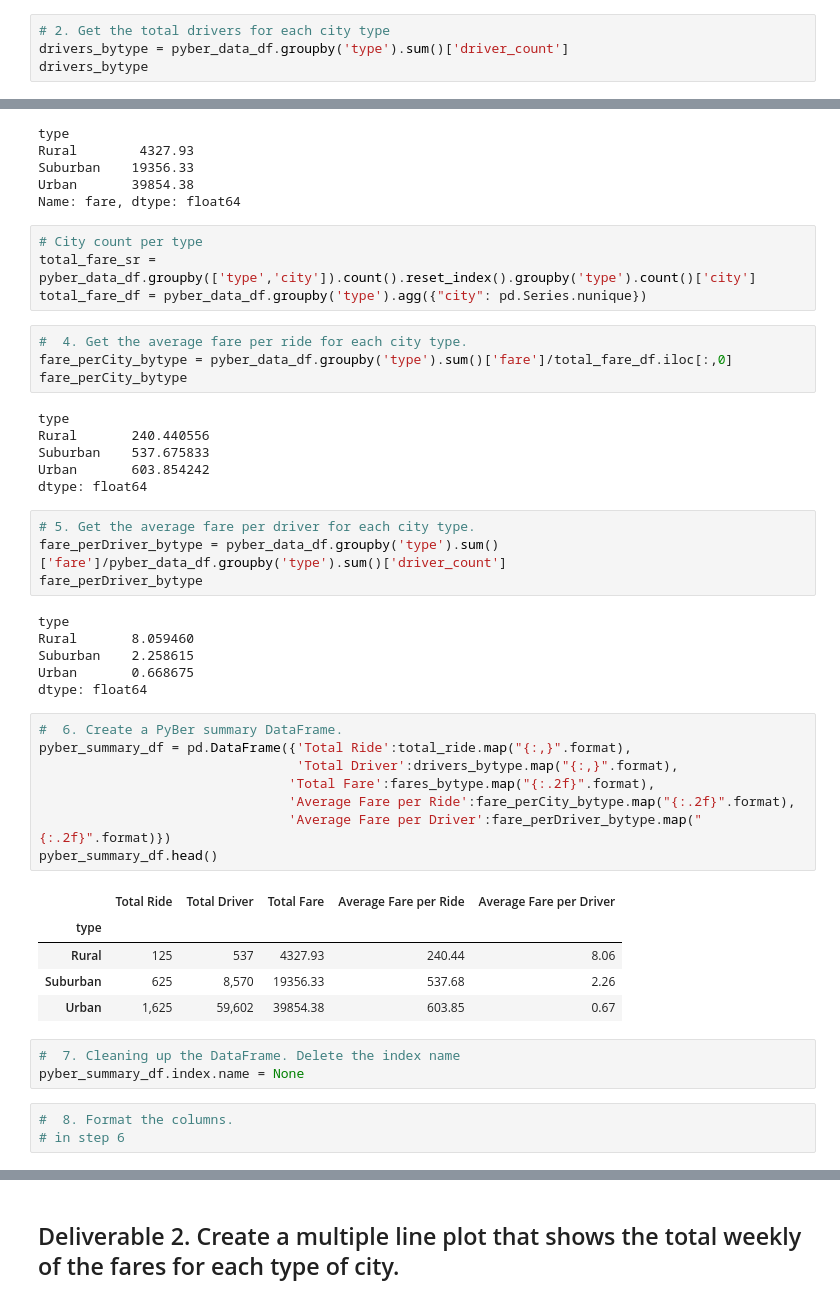
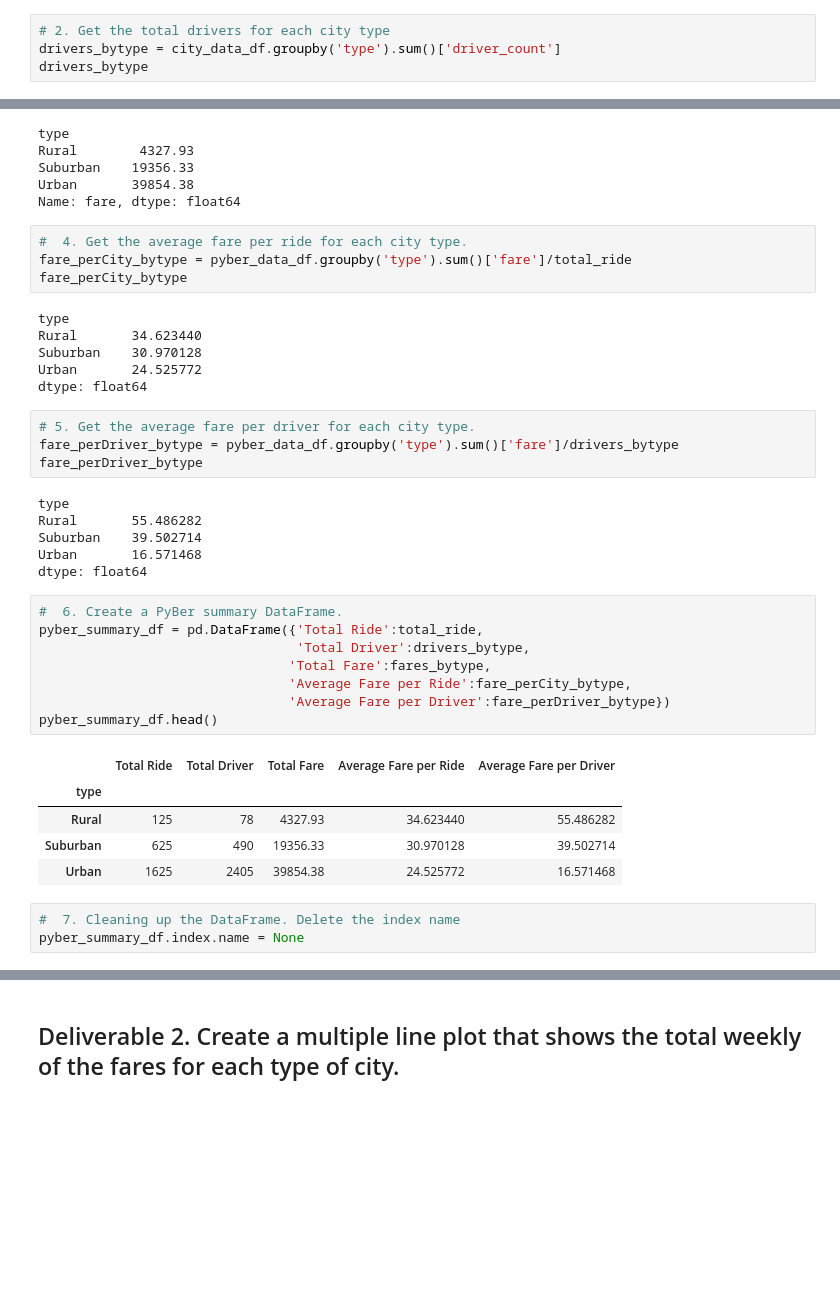
Before and after one commit to hjx2019/PyBer_Analysis, a Jupyter notebook: PyBer_Challenge_starter_code.ipynb, the cells around one changed output, grey strips where cells are left out. Cells and saved outputs as stored; diff of their text form; blank space fills up the shorter version.

```diff
--- a/PyBer_Challenge_starter_code.ipynb
+++ b/PyBer_Challenge_starter_code.ipynb
@@ -45,7 +45,7 @@ Urban       1625
 Name: ride_id, dtype: int64
 # %%
 # 2. Get the total drivers for each city type
-drivers_bytype = pyber_data_df.groupby('type').sum()['driver_count']
+drivers_bytype = city_data_df.groupby('type').sum()['driver_count']
 drivers_bytype
 # %% [output]
 type
@@ -63,47 +63,40 @@ Rural        4327.93
 Suburban    19356.33
 Urban       39854.38
 Name: fare, dtype: float64
-# %%
-# City count per type
-total_fare_sr = pyber_data_df.groupby(['type','city']).count().reset_index().groupby('type').count()['city']
-total_fare_df = pyber_data_df.groupby('type').agg({"city": pd.Series.nunique})
 # %%
 #  4. Get the average fare per ride for each city type.
-fare_perCity_bytype = pyber_data_df.groupby('type').sum()['fare']/total_fare_df.iloc[:,0]
+fare_perCity_bytype = pyber_data_df.groupby('type').sum()['fare']/total_ride
 fare_perCity_bytype
 # %% [output]
 type
-Rural       240.440556
-Suburban    537.675833
-Urban       603.854242
+Rural       34.623440
+Suburban    30.970128
+Urban       24.525772
 dtype: float64
 # %%
 # 5. Get the average fare per driver for each city type.
-fare_perDriver_bytype = pyber_data_df.groupby('type').sum()['fare']/pyber_data_df.groupby('type').sum()['driver_count']
+fare_perDriver_bytype = pyber_data_df.groupby('type').sum()['fare']/drivers_bytype
 fare_perDriver_bytype
 # %% [output]
 type
-Rural       8.059460
-Suburban    2.258615
-Urban       0.668675
+Rural       55.486282
+Suburban    39.502714
+Urban       16.571468
 dtype: float64
 # %%
 #  6. Create a PyBer summary DataFrame.
-pyber_summary_df = pd.DataFrame({'Total Ride':total_ride.map("{:,}".format),
-                                 'Total Driver':drivers_bytype.map("{:,}".format),
-                                'Total Fare':fares_bytype.map("{:.2f}".format),
-                                'Average Fare per Ride':fare_perCity_bytype.map("{:.2f}".format),
-                                'Average Fare per Driver':fare_perDriver_bytype.map("{:.2f}".format)})
+pyber_summary_df = pd.DataFrame({'Total Ride':total_ride,
+                                 'Total Driver':drivers_bytype,
+                                'Total Fare':fares_bytype,
+                                'Average Fare per Ride':fare_perCity_bytype,
+                                'Average Fare per Driver':fare_perDriver_bytype})
 pyber_summary_df.head()
 # %% [output]
 |  | Total Ride | Total Driver | Total Fare | Average Fare per Ride | Average Fare per Driver |
 | type |  |  |  |  |  |
-| Rural | 125 | 537 | 4327.93 | 240.44 | 8.06 |
-| Suburban | 625 | 8,570 | 19356.33 | 537.68 | 2.26 |
-| Urban | 1,625 | 59,602 | 39854.38 | 603.85 | 0.67 |
+| Rural | 125 | 78 | 4327.93 | 34.623440 | 55.486282 |
+| Suburban | 625 | 490 | 19356.33 | 30.970128 | 39.502714 |
+| Urban | 1625 | 2405 | 39854.38 | 24.525772 | 16.571468 |
 # %%
 #  7. Cleaning up the DataFrame. Delete the index name
 pyber_summary_df.index.name = None
-# %%
-#  8. Format the columns.
-# in step 6
```
Also changed, not shown: parts of 9 cells of this notebook, 10 other files.
